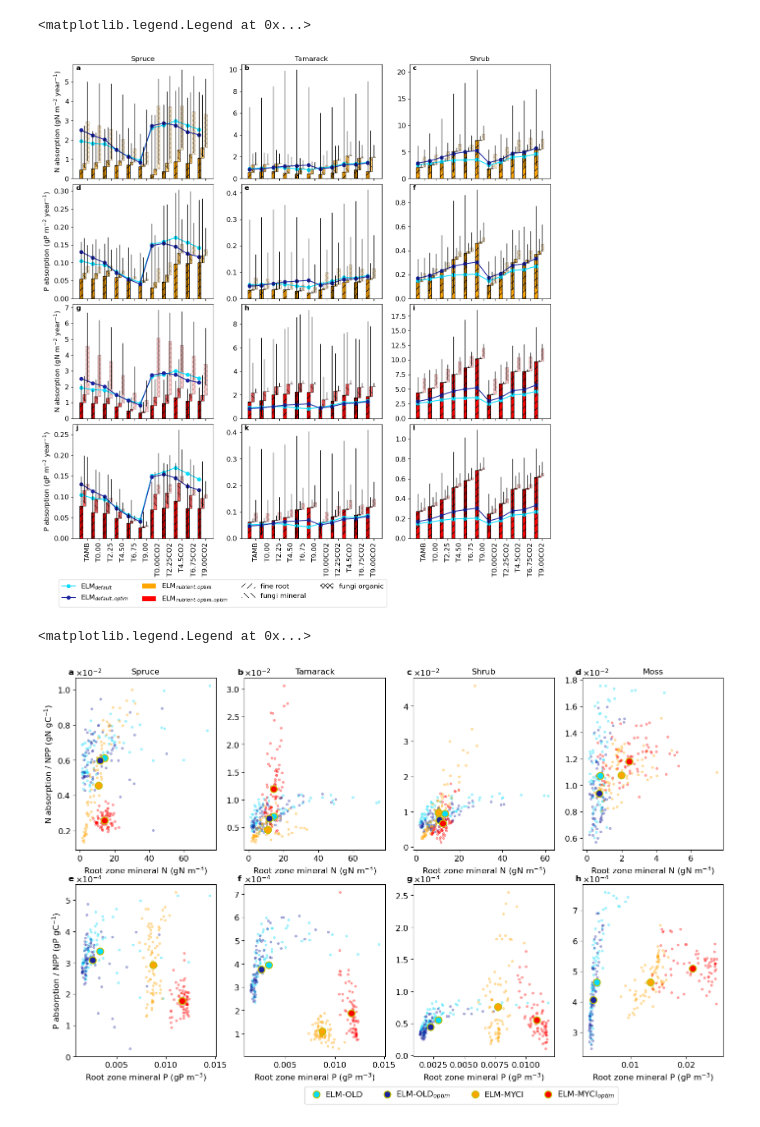
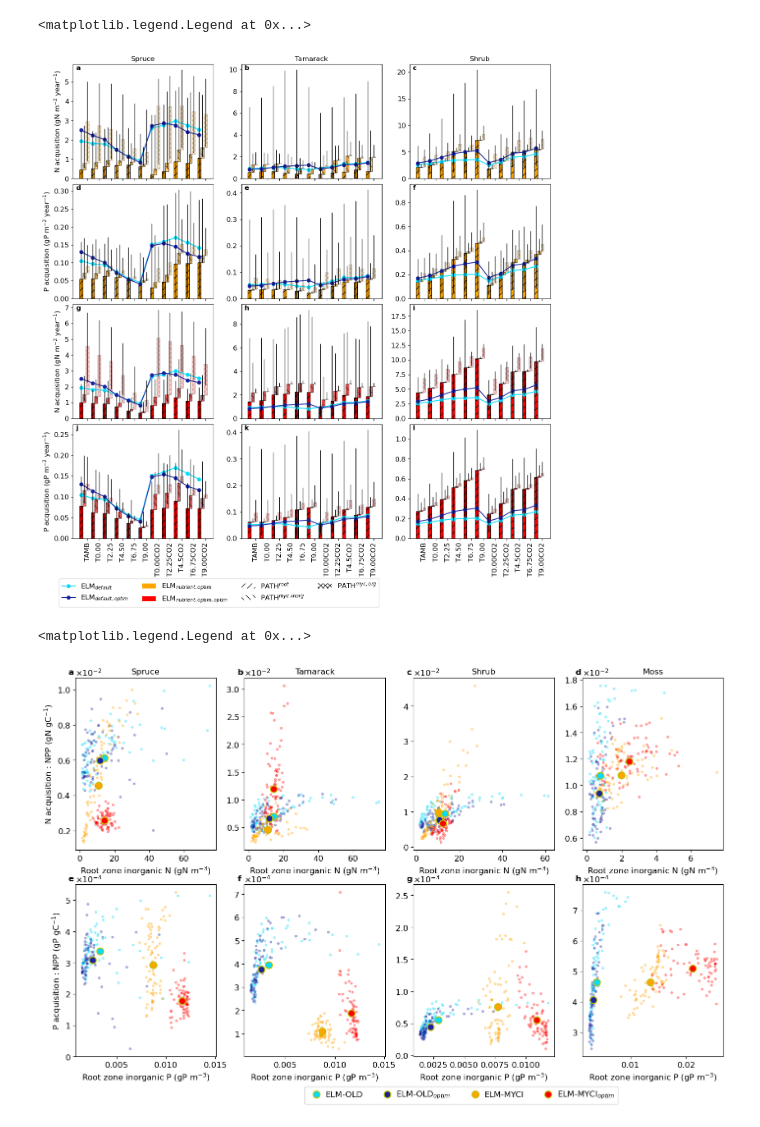
Before and after one commit to ypwong22/elm_nutrients, a Jupyter notebook: plot_model_diagnostics_fungi.ipynb, the cells around one changed output. Drawn from its saved outputs; the diff is of its cells as text; code cells hidden in the pictures.

```diff
--- a/plot_model_diagnostics_fungi.ipynb
+++ b/plot_model_diagnostics_fungi.ipynb
@@ -231,8 +231,9 @@ for n, nu in enumerate(['N','P']):
             fungi_som = temp.loc[:, (pft, f'FUNGI_SOM_TO_{nu}POOL')]
             retemp = pd.concat([froot_min, fungi_min, fungi_som], axis = 1) * 86400 * 365 \
                                * pft_frac[j]
-            retemp.columns = ['min froot', 'min fungi', 'org fungi']
-            hatches = ['//', '\\\\', 'xxx']
+            retemp.columns = ['PATH$^{root}$', 'PATH$^{myc,inorg}$', 'PATH$^{myc,org}$']
+            hatches = ['//', '', '-']
+            alphas = [0.4, 0.1, 0.8]
 
             for col in retemp.columns:
                 retemp[col] = retemp[col] / (temp.loc[:, (pft, 'GPP')] * 86400 * 365 * pft_frac[j])
@@ -242,30 +243,40 @@ for n, nu in enumerate(['N','P']):
                 temp = ax.bar(height = retemp[col].values,
                               bottom = bottom,
                               x = np.arange(retemp.shape[0]), width = (2*np.mod(i,2)-1) * 0.4,
-                              facecolor = color, alpha = (1-c/2.5), edgecolor = 'k',
+                              facecolor = color, alpha = alphas[c], edgecolor = color,
+                              align = 'edge')
+
+                temp = ax.bar(height = retemp[col].values,
+                              bottom = bottom,
+                              x = np.arange(retemp.shape[0]), width = (2*np.mod(i,2)-1) * 0.4,
+                              facecolor = 'none', alpha = 0.5, edgecolor = 'k',
                               align = 'edge')
                 for bar in temp:
                     bar.set_hatch(hatches[c])
+
                 bottom = bottom + retemp[col].values
+            ax.bar(height = retemp.sum(axis = 1).values, # wrapper
+                   x = np.arange(retemp.shape[0]), width = (2*np.mod(i,2)-1) * 0.4,
+                   facecolor = 'none', edgecolor = 'k',
+                   align = 'edge')
 
             h[i] = ax.bar(np.nan, np.nan, facecolor = color)
             for c in range(3):
-                h3[c] = ax.bar(np.nan, np.nan, facecolor = 'none')
+                h3[c] = ax.bar(np.nan, np.nan, facecolor = 'grey', alpha = alphas[c])
                 for bar in h3[c]:
                     bar.set_hatch(hatches[c])
 
         if n == 0:
             ax.set_title(pftname)
         if j == 0:
-            ax.set_ylabel(f'{nu} absorption per unit GPP (g{nu} gC' + '$^{-1}$')
+            ax.set_ylabel(f'{nu} acquisition per unit GPP (g{nu} gC' + '$^{-1}$')
         ax.set_xticks(np.arange(collection[PREFIX].shape[0]) + 0.8/3)
         ax.set_xticklabels(xticklabels, rotation = 90)
         ax.text(0.02, 0.95, labs[n*3+j], fontdict = {'weight': 'bold'}, transform = ax.transAxes)
         ax.yaxis.set_major_formatter(ScalarFormatter(useMathText=True))
         ax.ticklabel_format(style='sci', axis='y', scilimits=(0,0))
 
-ax.legend([h1, h2] + h + h3, ['ELM-OLD', 'ELM-OLD$_{optim}$', 'ELM-MYCI', 'ELM-MYCI$_{optim}$',
-                              'fine root', 'fungi mineral', 'fungi organic'],
-          ncol = 7, loc = [-2.5, -0.4])
+ax.legend([h1, h2] + h + h3, ['ELM-OLD', 'ELM-OLD$_{optim}$', 'ELM-MYCI', 'ELM-MYCI$_{optim}$'] + \
+          list(retemp.columns), ncol = 7, loc = [-2.5, -0.4])
 # %% [output]
 <matplotlib.legend.Legend at 0x...>
@@ -298,8 +309,7 @@ for u, (PREFIX, color, name) in enumerate(
             # Ensemble simulations
             bottom = np.zeros(collection[PREFIX].shape[0])
             hatches = ['//', '\\\\', 'xxx']
-            for p, (val, hatch) in enumerate(zip(['min froot', 'min fungi', 'org fungi'],
-                                                 hatches)):
+            for p, (val, hatch) in enumerate(zip(['min froot', 'min fungi', 'org fungi'], hatches)):
                 # convert from patch area to plot area
                 temp = collection[PREFIX].loc[:, (nu, pftname, val)] * pft_frac[j] * 365
                 median = temp.values[:, 2]
@@ -310,39 +320,38 @@ for u, (PREFIX, color, name) in enumerate(
                 # plot the height
                 h = ax.bar(height = median, bottom = bottom,
                            x = xpos, facecolor = color, width = 0.8/3,
                            alpha = (1-p/2.5), edgecolor = 'k')
                 for bar in h:
                     bar.set_hatch(hatch)
                 # plot the errorbar
                 ax.errorbar(x = xpos, y = bottom + median, yerr = yerr, lw = 0, elinewidth=1,
                             ecolor = 'k')
                 bottom = bottom + median
 
             if u == 0:
                 h3 = ax.bar(np.nan, np.nan, facecolor = color)
             else:
                 h4 = ax.bar(np.nan, np.nan, facecolor = color)
             h5 = [None] * 3
             for c in range(3):
                 h5[c] = ax.bar(np.nan, np.nan, facecolor = 'none')
                 for bar in h5[c]:
                     bar.set_hatch(hatches[c])
 
             if (u == 0) & (n == 0):
                 ax.set_title(pftname)
             if j == 0:
-                ax.set_ylabel(f'{nu} absorption (g{nu} m' + '$^{-2}$ year$^{-1}$)')
+                ax.set_ylabel(f'{nu} acquisition (g{nu} m' + '$^{-2}$ year$^{-1}$)')
             ax.set_xticks(np.arange(collection[PREFIX].shape[0]) + 0.8*p/3)
             ax.set_xticklabels(xticklabels, rotation = 90)
             ax.text(0.02, 0.95, labs[u*6+n*3+j], fontdict = {'weight': 'bold'},
                     transform = ax.transAxes)
-ax.legend([h1, h2, h3, h4] + h5, ['ELM$_{default}$', 'ELM$_{default,optim}$',
-                                  'ELM$_{nutrient,optim}$', 'ELM$_{nutrient,optim,optim}$'] + \
-            ['fine root', 'fungi mineral', 'fungi organic'], ncol = 4,
-            loc = [-2.5, -0.6])
+ax.legend([h1, h2, h3, h4] + h5,
+          ['ELM$_{default}$', 'ELM$_{default,optim}$', 'ELM$_{nutrient,optim}$', 'ELM$_{nutrient,optim,optim}$'] + \
+          ['PATH$^{root}$', 'PATH$^{myc,inorg}$', 'PATH$^{myc,org}$'], ncol = 4, loc = [-2.5, -0.6])
 # %% [output]
 <matplotlib.legend.Legend at 0x...>
-[figure, old version]
+[figure, new version]
 # %%
 #########################################################################
 # N&P uptake per unit GPP, across temperature and nutrient gradients
@@ -386,17 +395,17 @@ for j, nu in enumerate(['N','P']):
 
         if i == 0:
             if nu == 'N':
-                ax.set_ylabel(f'{nu} absorption / NPP (g' + nu + ' gC$^{-1}$)')
+                ax.set_ylabel(f'{nu} acquisition : NPP (g' + nu + ' gC$^{-1}$)')
             else:
-                ax.set_ylabel(f'{nu} absorption / NPP (g' + nu + ' gC$^{-1}$)')
+                ax.set_ylabel(f'{nu} acquisition : NPP (g' + nu + ' gC$^{-1}$)')
 
         if j == 0:
             ax.set_title(name)
 
         if nu == 'N':
-            ax.set_xlabel(f'Root zone mineral {nu} (g{nu} ' + 'm$^{-3}$)')
+            ax.set_xlabel(f'Root zone inorganic {nu} (g{nu} ' + 'm$^{-3}$)')
         else:
-            ax.set_xlabel(f'Root zone mineral {nu} (g' + f'{nu} ' + 'm$^{-3}$)')
+            ax.set_xlabel(f'Root zone inorganic {nu} (g' + f'{nu} ' + 'm$^{-3}$)')
         #ax.set_xscale('log')
         #ax.set_yscale('log')
         ax.yaxis.set_major_formatter(ScalarFormatter(useMathText=True))
@@ -407,7 +416,7 @@ ax.legend(ncol = 4, handletextpad = 0.1, loc = 'upper left',
           bbox_to_anchor = (-2, -0.15))
 # %% [output]
 <matplotlib.legend.Legend at 0x...>
-[figure, old version]
+[figure, new version]
 # %%
 #########################################################################
 # N&P uptake per unit GPP, across temperature and nutrient gradients
```
Also changed, not shown: parts of 4 cells of this notebook, 5 other files.
